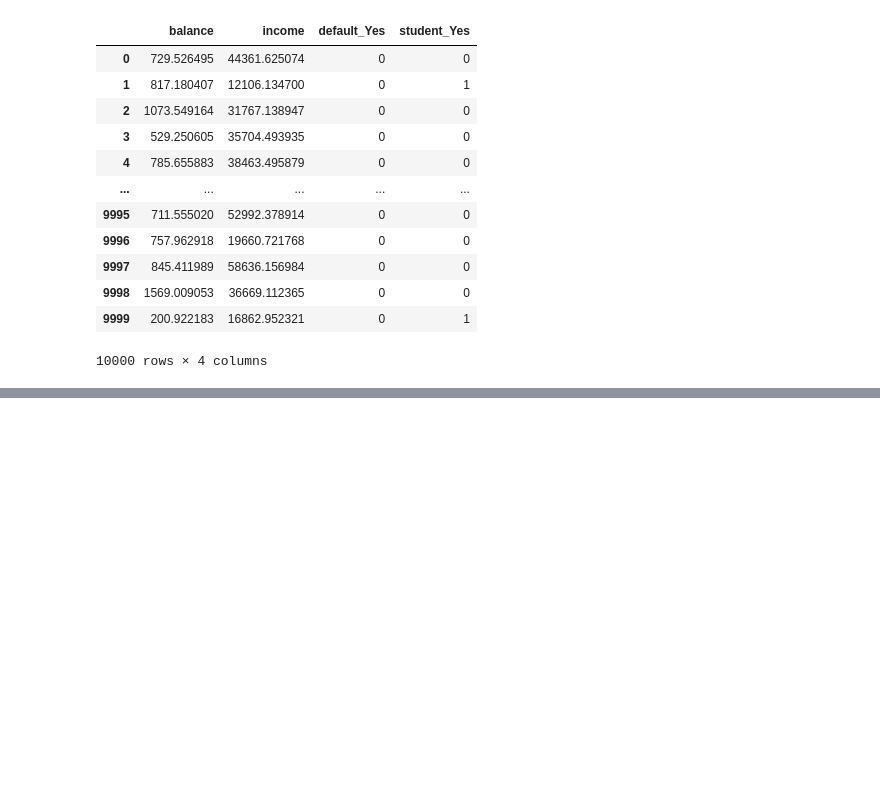
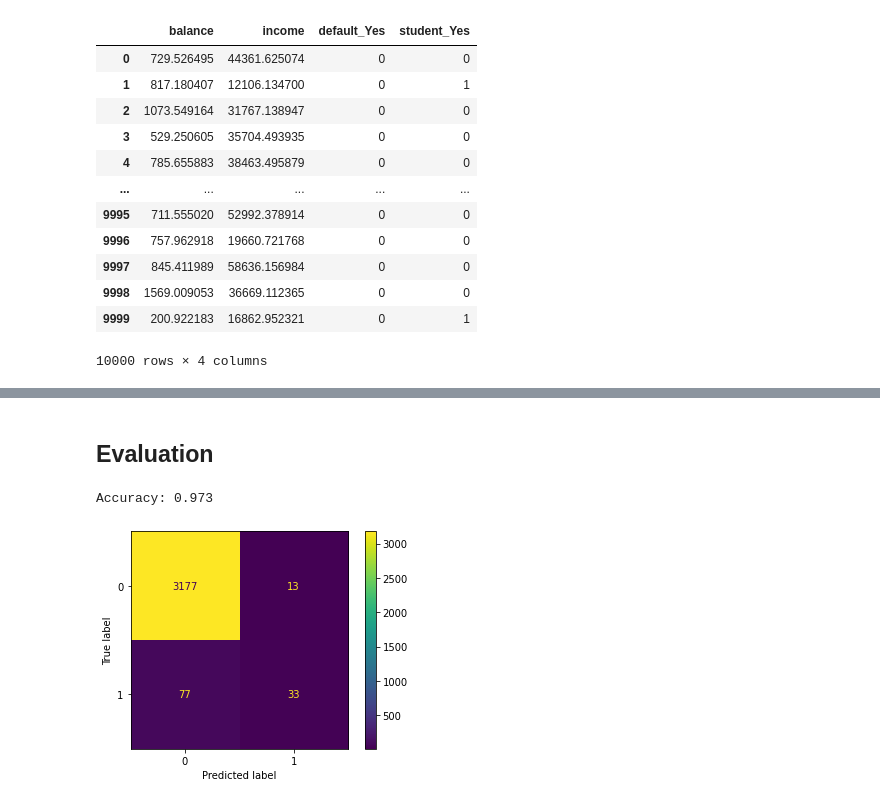
Before and after one commit to kokchun/Maskininlarning-AI21, a Jupyter notebook: Lectures/Code-along/L5-Logistic_regression.ipynb, the cells around one changed output, grey strips where cells are left out. Cells and saved outputs as stored; diff of their text form; code cells hidden in the pictures; blank space fills up the shorter version.

```diff
--- a/Lectures/Code-along/L5-Logistic_regression.ipynb
+++ b/Lectures/Code-along/L5-Logistic_regression.ipynb
@@ -67,0 +139,15 @@ df
+# %% [markdown]
+## Evaluation
+# %%
+from sklearn.metrics import confusion_matrix, classification_report, ConfusionMatrixDisplay, accuracy_score
+
+y_pred = model_logistic.predict(scaled_X_test)
+accuracy = accuracy_score(y_test, y_pred)
+print(f"Accuracy: {accuracy:.3f}")
+
+cm = confusion_matrix(y_test, y_pred, labels = model_logistic.classes_)
+
+ConfusionMatrixDisplay(cm).plot();
+# %% [output]
+Accuracy: 0.973
+[figure, added]
```
Also changed, not shown: parts of 10 cells of this notebook, 4 other files.
